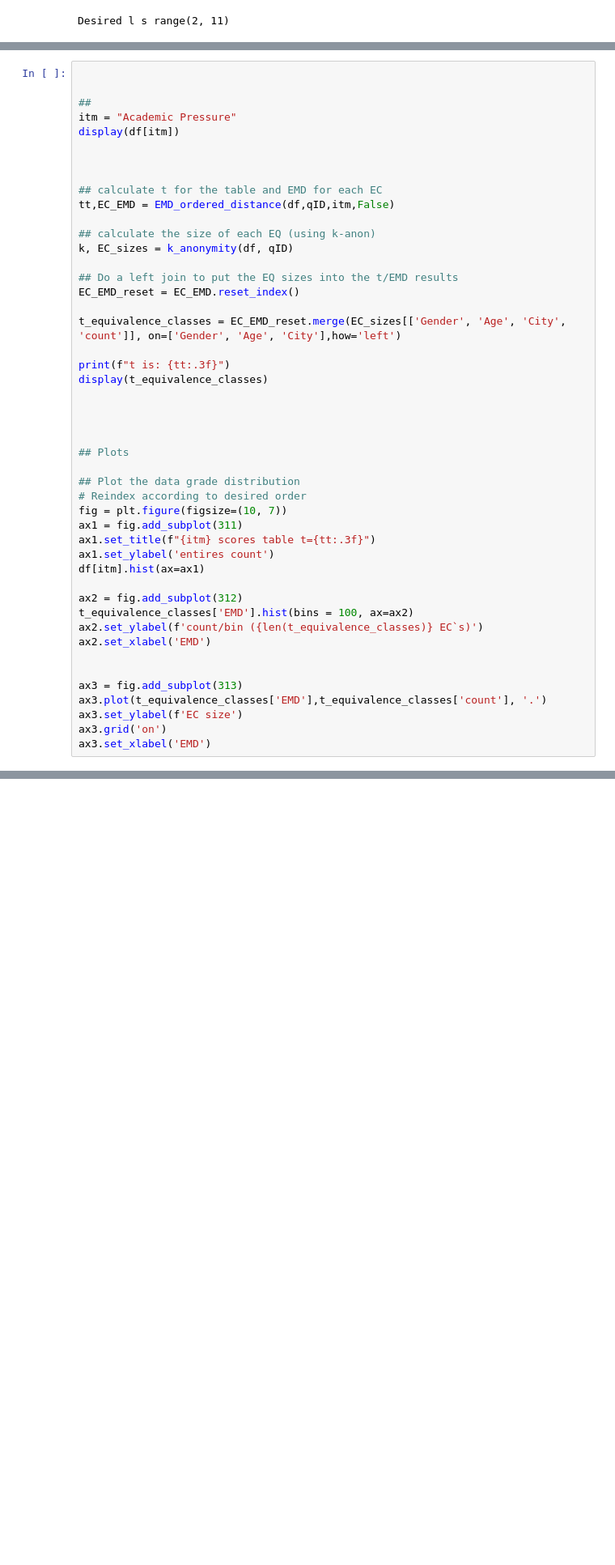
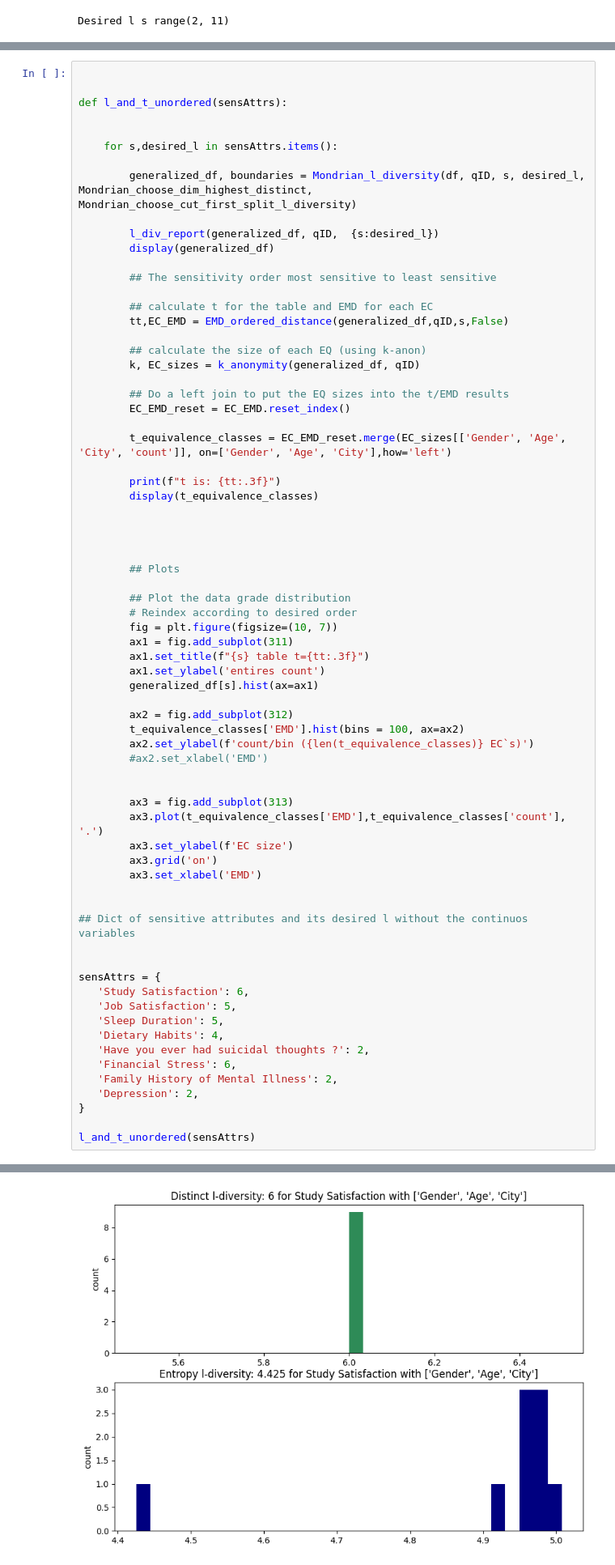
Before and after one commit to KJWesthoff/233LabTaskForce, a Jupyter notebook: final/student_depression.ipynb, the cells around one changed output, grey strips where cells are left out. Shown at 81% size. Drawn from its saved outputs; the diff is of its cells as text; blank space fills up the shorter version.

Commit message:
Added post mondrian resuts for l and t

```diff
--- a/final/student_depression.ipynb
+++ b/final/student_depression.ipynb
@@ -830,48 +840,71 @@ Text(0.5, 0, 'EMD')
 # %%
 
 
-##
-itm = "Academic Pressure"
-display(df[itm])
+def l_and_t_unordered(sensAttrs):
 
 
+    for s,desired_l in sensAttrs.items():
 
-## calculate t for the table and EMD for each EC
-tt,EC_EMD = EMD_ordered_distance(df,qID,itm,False)
+        generalized_df, boundaries = Mondrian_l_diversity(df, qID, s, desired_l, Mondrian_choose_dim_highest_distinct, Mondrian_choose_cut_first_split_l_diversity)
 
-## calculate the size of each EQ (using k-anon)
-k, EC_sizes = k_anonymity(df, qID)
+        l_div_report(generalized_df, qID,  {s:desired_l})
+        display(generalized_df)
 
-## Do a left join to put the EQ sizes into the t/EMD results
-EC_EMD_reset = EC_EMD.reset_index()
+        ## The sensitivity order most sensitive to least sensitive
 
-t_equivalence_classes = EC_EMD_reset.merge(EC_sizes[['Gender', 'Age', 'City', 'count']], on=['Gender', 'Age', 'City'],how='left')
+        ## calculate t for the table and EMD for each EC
+        tt,EC_EMD = EMD_ordered_distance(generalized_df,qID,s,False)
 
-print(f"t is: {tt:.3f}")
-display(t_equivalence_classes)
+        ## calculate the size of each EQ (using k-anon)
+        k, EC_sizes = k_anonymity(generalized_df, qID)
+
+        ## Do a left join to put the EQ sizes into the t/EMD results
+        EC_EMD_reset = EC_EMD.reset_index()
+
+        t_equivalence_classes = EC_EMD_reset.merge(EC_sizes[['Gender', 'Age', 'City', 'count']], on=['Gender', 'Age', 'City'],how='left')
+
+        print(f"t is: {tt:.3f}")
+        display(t_equivalence_classes)
 
 
 
 
-## Plots
+        ## Plots
 
-## Plot the data grade distribution
-# Reindex according to desired order
-fig = plt.figure(figsize=(10, 7))
-ax1 = fig.add_subplot(311)
-ax1.set_title(f"{itm} scores table t={tt:.3f}")
-ax1.set_ylabel('entires count')
-df[itm].hist(ax=ax1)
+        ## Plot the data grade distribution
+        # Reindex according to desired order
+        fig = plt.figure(figsize=(10, 7))
+        ax1 = fig.add_subplot(311)
+        ax1.set_title(f"{s} table t={tt:.3f}")
+        ax1.set_ylabel('entires count')
+        generalized_df[s].hist(ax=ax1)
 
-ax2 = fig.add_subplot(312)
-t_equivalence_classes['EMD'].hist(bins = 100, ax=ax2)
-ax2.set_ylabel(f'count/bin ({len(t_equivalence_classes)} EC`s)')
-ax2.set_xlabel('EMD')
+        ax2 = fig.add_subplot(312)
+        t_equivalence_classes['EMD'].hist(bins = 100, ax=ax2)
+        ax2.set_ylabel(f'count/bin ({len(t_equivalence_classes)} EC`s)')
+        #ax2.set_xlabel('EMD')
 
 
-ax3 = fig.add_subplot(313)
-ax3.plot(t_equivalence_classes['EMD'],t_equivalence_classes['count'], '.')
-ax3.set_ylabel(f'EC size')
-ax3.grid('on')
-ax3.set_xlabel('EMD')
+        ax3 = fig.add_subplot(313)
+        ax3.plot(t_equivalence_classes['EMD'],t_equivalence_classes['count'], '.')
+        ax3.set_ylabel(f'EC size')
+        ax3.grid('on')
+        ax3.set_xlabel('EMD')
+
+
+## Dict of sensitive attributes and its desired l without the continuos variables
+
+
+sensAttrs = {
+   'Study Satisfaction': 6,
+   'Job Satisfaction': 5,
+   'Sleep Duration': 5,
+   'Dietary Habits': 4,
+   'Have you ever had suicidal thoughts ?': 2,
+   'Financial Stress': 6,
+   'Family History of Mental Illness': 2,
+   'Depression': 2,
+}
+
+l_and_t_unordered(sensAttrs)
 # %% [output]
@@ -877,0 +921 @@ ax3.set_xlabel('EMD')
+[figure, new version]
```
Also changed, not shown: parts of 7 cells of this notebook.
